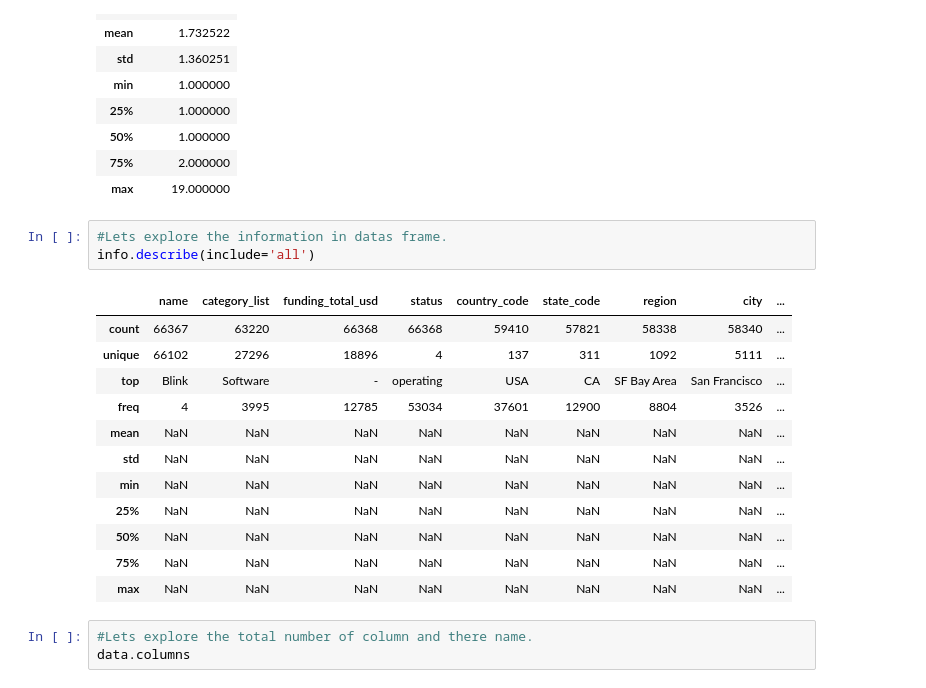
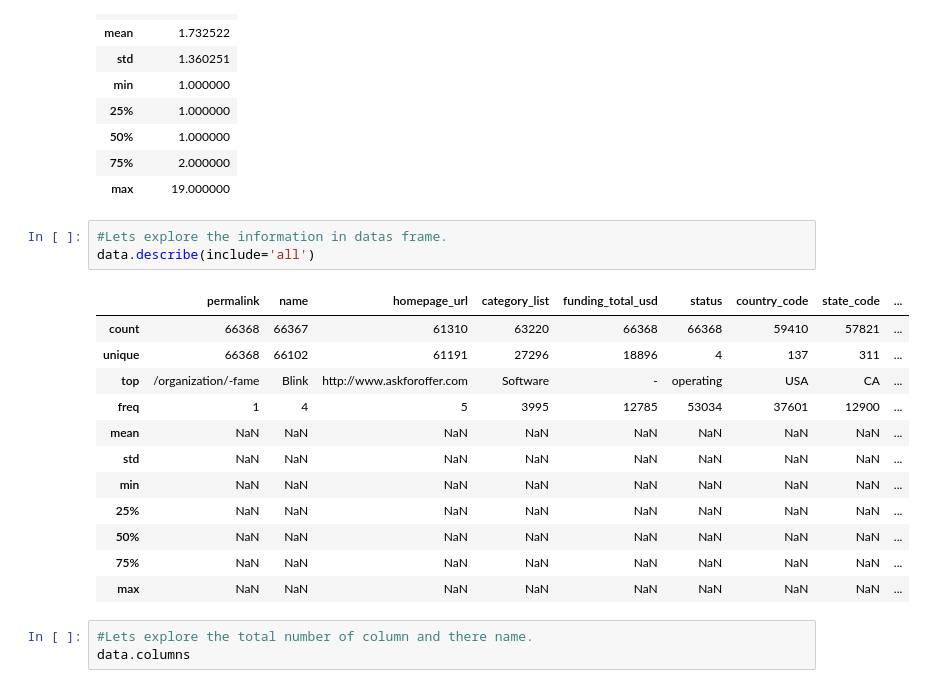
Before and after one commit to NileshCT/EDA_PROJECT, a Jupyter notebook: EDA_Project.ipynb, the cells around one changed output. Drawn from its saved outputs; the diff is of its cells as text.

```diff
--- a/EDA_Project.ipynb
+++ b/EDA_Project.ipynb
@@ -156,13 +229,13 @@ data.describe()
 | max | 19.000000 |
 # %%
 #Lets explore the information in datas frame.
-info.describe(include='all')
+data.describe(include='all')
 # %% [output]
-|  | name | category_list | funding_total_usd | status | country_code | state_code | region | city | ... |
-| count | 66367 | 63220 | 66368 | 66368 | 59410 | 57821 | 58338 | 58340 | ... |
-| unique | 66102 | 27296 | 18896 | 4 | 137 | 311 | 1092 | 5111 | ... |
-| top | Blink | Software | - | operating | USA | CA | SF Bay Area | San Francisco | ... |
-| freq | 4 | 3995 | 12785 | 53034 | 37601 | 12900 | 8804 | 3526 | ... |
+|  | permalink | name | homepage_url | category_list | funding_total_usd | status | country_code | state_code | ... |
+| count | 66368 | 66367 | 61310 | 63220 | 66368 | 66368 | 59410 | 57821 | ... |
+| unique | 66368 | 66102 | 61191 | 27296 | 18896 | 4 | 137 | 311 | ... |
+| top | /organization/-fame | Blink | http://www.askforoffer.com | Software | - | operating | USA | CA | ... |
+| freq | 1 | 4 | 5 | 3995 | 12785 | 53034 | 37601 | 12900 | ... |
 | mean | NaN | NaN | NaN | NaN | NaN | NaN | NaN | NaN | ... |
 | std | NaN | NaN | NaN | NaN | NaN | NaN | NaN | NaN | ... |
 | min | NaN | NaN | NaN | NaN | NaN | NaN | NaN | NaN | ... |
```
Also changed, not shown: parts of 82 cells of this notebook.
